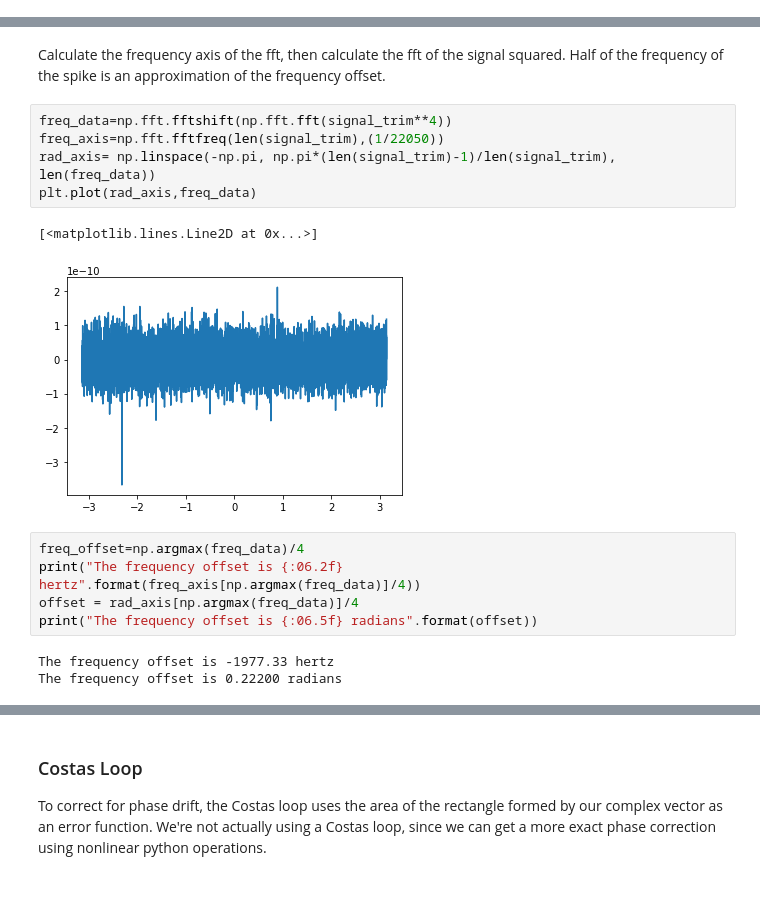
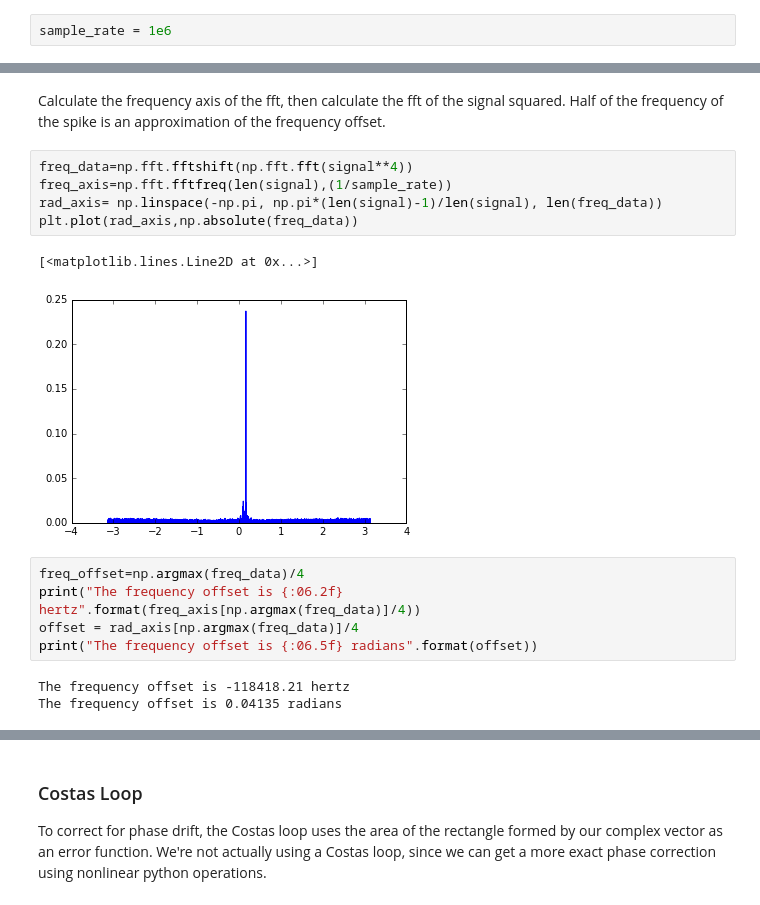
Before and after one commit to kailevy/usrp_2.5, a Jupyter notebook: Vis.ipynb, the cells around one changed output, grey strips where cells are left out. Saved outputs shown, nothing was run; the diff lists cells and outputs as text.

```diff
--- a/Vis.ipynb
+++ b/Vis.ipynb
@@ -8,3 +10,5 @@ from matplotlib.animation import FuncAnimation
+# %%
+sample_rate = 1e6
 # %% [markdown]
 Make sure data is in float32
 # %%
@@ -34,19 +34,19 @@ fullPlot(signal)
 # %% [markdown]
 Calculate the frequency axis of the fft, then calculate the fft of the signal squared. Half of the frequency of the spike is an approximation of the frequency offset.
 # %%
-freq_data=np.fft.fftshift(np.fft.fft(signal_trim**4))
-freq_axis=np.fft.fftfreq(len(signal_trim),(1/22050))
-rad_axis= np.linspace(-np.pi, np.pi*(len(signal_trim)-1)/len(signal_trim), len(freq_data))
-plt.plot(rad_axis,freq_data)
+freq_data=np.fft.fftshift(np.fft.fft(signal**4))
+freq_axis=np.fft.fftfreq(len(signal),(1/sample_rate))
+rad_axis= np.linspace(-np.pi, np.pi*(len(signal)-1)/len(signal), len(freq_data))
+plt.plot(rad_axis,np.absolute(freq_data))
 # %% [output]
 [<matplotlib.lines.Line2D at 0x...>]
-[figure, old version]
+[figure, new version]
 # %%
 freq_offset=np.argmax(freq_data)/4
 print("The frequency offset is {:06.2f} hertz".format(freq_axis[np.argmax(freq_data)]/4))
 offset = rad_axis[np.argmax(freq_data)]/4
 print("The frequency offset is {:06.5f} radians".format(offset))
 # %% [output]
-The frequency offset is -1977.33 hertz
-The frequency offset is 0.22200 radians
+The frequency offset is -118418.21 hertz
+The frequency offset is 0.04135 radians
 # %%
```
Also changed, not shown: parts of 18 cells of this notebook, 1 other file.
